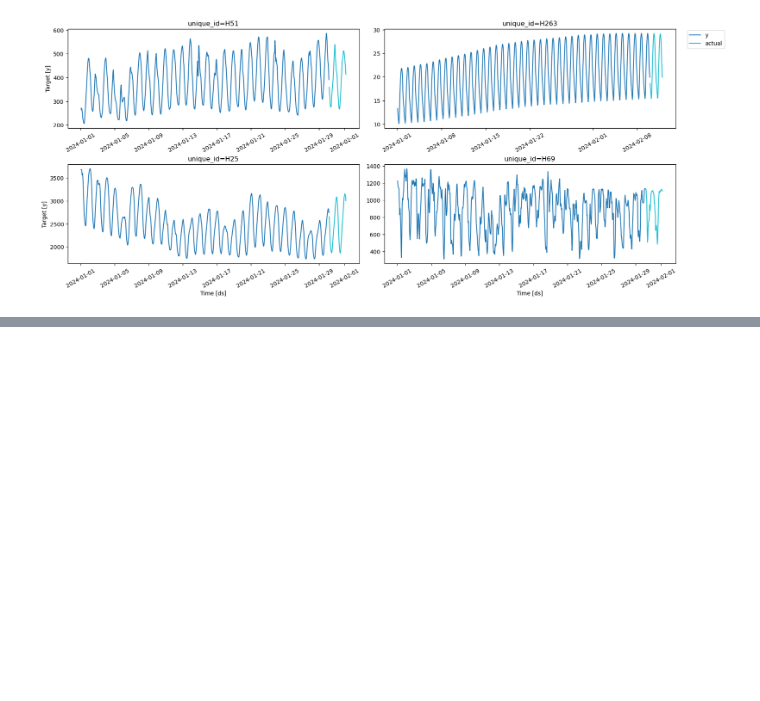
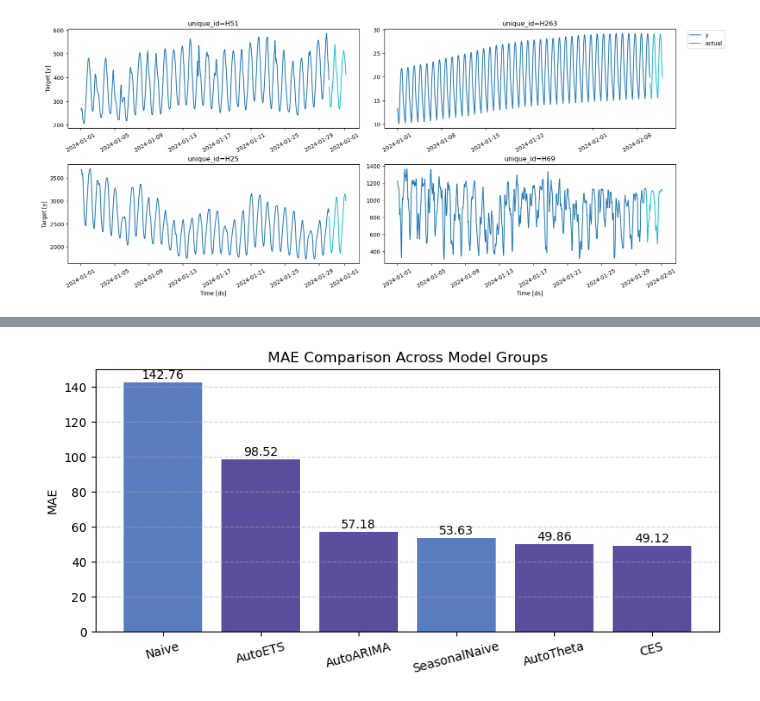
Before and after one commit to Yibei990826/pydata_2025_statsforecast, a Jupyter notebook: statsforecast_demo.ipynb, the cells around one changed output, grey strips where cells are left out. Cells and saved outputs as stored; diff of their text form; code cells hidden in the pictures; blank space fills up the shorter version.

```diff
--- a/statsforecast_demo.ipynb
+++ b/statsforecast_demo.ipynb
@@ -246,0 +55,8 @@ eval_df
+# %%
+# Evaluate performance
+metrics_base = evaluate(
+    df=eval_base,
+    metrics=[mae, rmse, smape],
+    agg_fn='mean',
+).set_index('metric')
+metrics_base
@@ -246,0 +106,8 @@ eval_df
+# %%
+# Evaluation Metrics
+metrics_sf_models = evaluate(
+    df= eval_sf_models,
+    metrics=[mae, rmse, smape],
+    agg_fn='mean',
+).set_index('metric')
+metrics_sf_models
@@ -246,0 +120,4 @@ eval_df
+# %%
+plot_metric_bar_multi(dfs = [metrics_sf_models, metrics_base])
+# %% [output]
+[figure, added]
```
Also changed, not shown: parts of 48 cells of this notebook.
